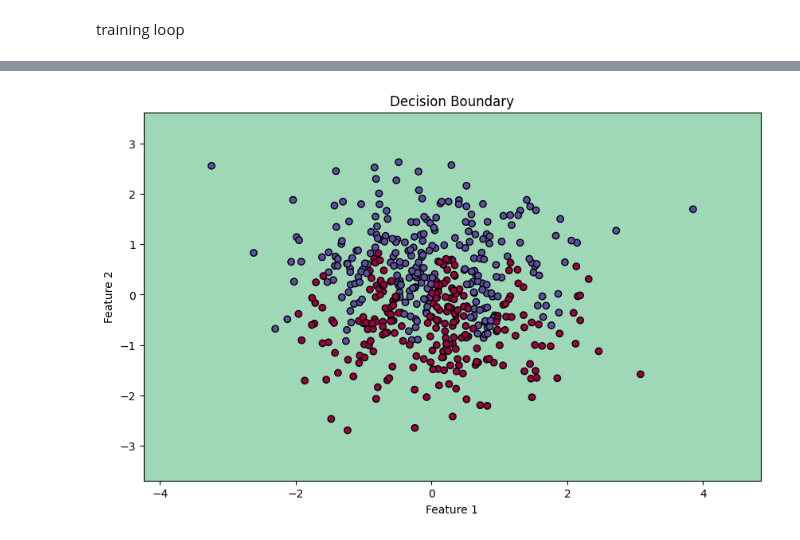
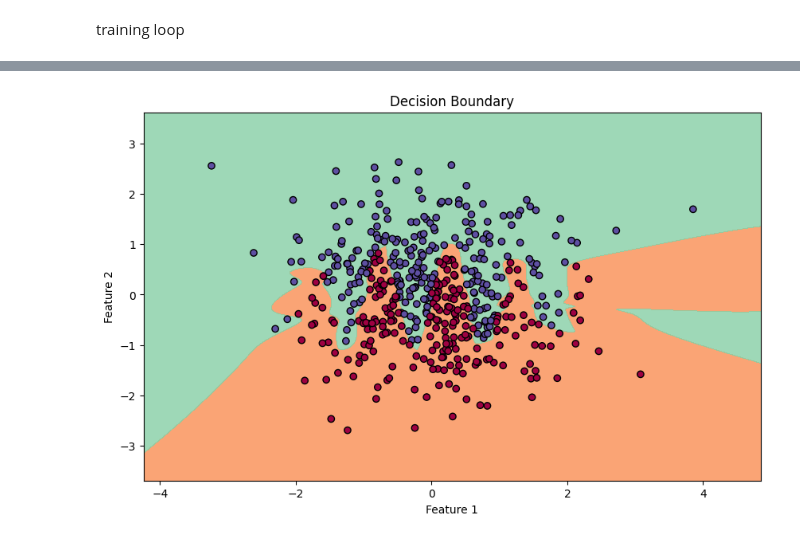
Before and after one commit to khanhgn/deep-learning, a Jupyter notebook: 01-basic-neural-blocks/02-multi-layer-perceptron/01-dnn-from-scratch.ipynb, the cells around one changed output, grey strips where cells are left out. Drawn from its saved outputs; the diff is of its cells as text; code cells hidden in the pictures.

```diff
--- a/01-basic-neural-blocks/02-multi-layer-perceptron/01-dnn-from-scratch.ipynb
+++ b/01-basic-neural-blocks/02-multi-layer-perceptron/01-dnn-from-scratch.ipynb
@@ -38,7 +38,7 @@ loss
 # %%
 def compute_loss(Y,A):
     m = Y.shape[1]
-    loss = (-1/m)*(Y*np.log(A)+(1-Y)*np.log(1-A))
+    loss = -np.sum(Y*np.log(A)+(1-Y)*np.log(1-A))/m
     return np.squeeze(loss)
 # %% [markdown]
 back prop
@@ -72,27 +114,2 @@ def optimise(params, grads, learning_rate):
 # %% [markdown]
 training loop
-# %%
-def train(X, y, layer_dims, learning_rate=0.1, num_iterations=1000):
-    params = init_params(layer_dims)
-    for i in range(num_iterations):
-        A, caches = forward_prop(X,params)
-        loss = compute_loss(y,A)
-        grads = back_prop(X,y,caches)
-        params = optimise(params,grads,learning_rate)
-        if i%100 == 0:
-            print(f"Interation [{i}/{num_iterations}], Loss: {loss}")
-    return params
-# %%
-# Generate toy data
-np.random.seed(42)
-X = np.random.randn(2, 500)  # 2 features, 500 samples
-
-# Define labels based on a circular decision boundary
-radius = 1.5  # Radius of the circle
-Y = (X[1, :] > np.sin(2 * np.pi * X[0, :])).astype(int).reshape(1, 500)  # 1 if above the sine wave, else 0
-
-# Define layer dimensions
-layer_dims = [2, 100, 100, 1]  # 2 input features, 4 hidden units, 1 output unit
-
-# Train the model
-parameters = train(X, Y, layer_dims, learning_rate=0.1, num_iterations=1000)
@@ -117,5 +176,18 @@ Interation [0/1000], Loss: [0.00113121 0.00113118 0.00167856 0.00113117 0.001131
 # %%
+import numpy as np
 import matplotlib.pyplot as plt
+
+# Generate toy data
+np.random.seed(42)
+X = np.random.randn(2, 500)  # 2 features, 500 samples
+Y = (X[1, :] > np.sin(2 * np.pi * X[0, :])).astype(int).reshape(1, 500)  # 1 if above the sine wave, else 0
+
+# Define layer dimensions
+layer_dims = [2, 100, 100, 1]  # Simplified for visualization
+
+# Train the model
+parameters = train(X, Y, layer_dims, optimizer="adam", learning_rate=0.1, num_iterations=2000)
+
 # Generate a grid of points for visualization
 x_min, x_max = X[0, :].min() - 1, X[0, :].max() + 1
 y_min, y_max = X[1, :].min() - 1, X[1, :].max() + 1
@@ -139 +235 @@ plt.show()
-[figure, old version]
+[figure, new version]
```
Also changed, not shown: parts of 4 cells of this notebook, 1 other file.
